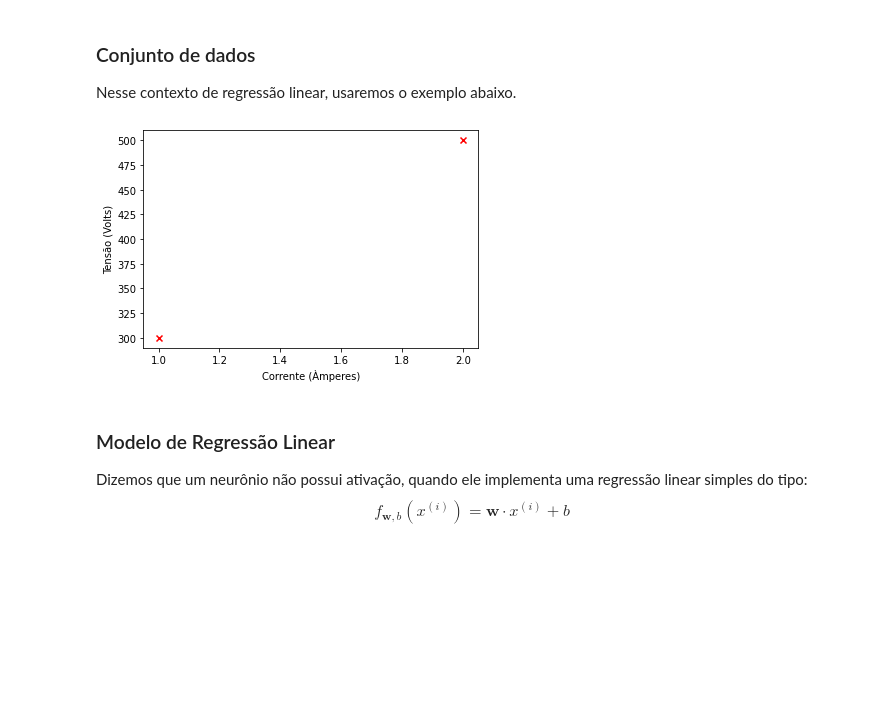
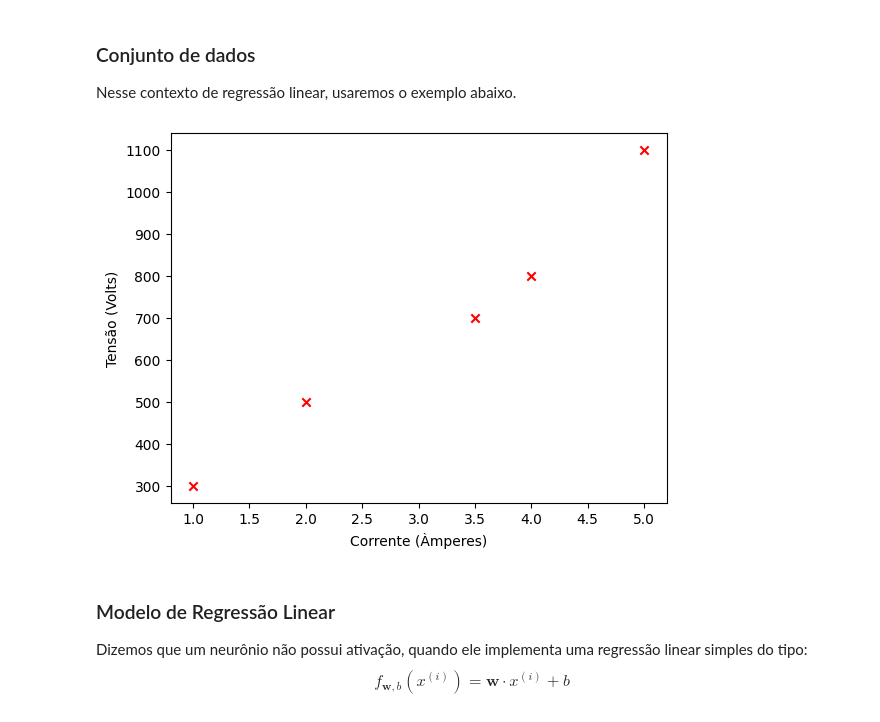
Before and after one commit to jp-turra/TE980_machine_learning, a Jupyter notebook: Aula15/codigo aula 15 - neuronios e camadas.ipynb, the cells around one changed output. Drawn from its saved outputs; the diff is of its cells as text; code cells hidden in the pictures; blank space fills up the shorter version.

```diff
--- a/Aula15/codigo aula 15 - neuronios e camadas.ipynb
+++ b/Aula15/codigo aula 15 - neuronios e camadas.ipynb
@@ -37,16 +37,19 @@ tf.autograph.set_verbosity(0)
 
 Nesse contexto de regressão linear, usaremos o exemplo abaixo.
 # %%
-X_train = np.array([[1.0], [2.0]], dtype=np.float32)
-Y_train = np.array([[300.0], [500.0]], dtype=np.float32)
+# X_train = np.array([[1.0], [2.0], [3.5]], dtype=np.float32)
+# Y_train = np.array([[300.0], [500.0], [700]], dtype=np.float32)
+
+X_train = np.array([[1.0], [2.0], [3.5], [4], [5]], dtype=np.float32)
+Y_train = np.array([[300.0], [500.0], [700], [800], [1100]], dtype=np.float32)
 
 fig, ax = plt.subplots(1,1)
 ax.scatter(X_train, Y_train, marker='x', c='r', label="Amostras")
 ax.set_ylabel('Tensão (Volts)')
 ax.set_xlabel('Corrente (Àmperes)')
 plt.show()
 # %% [output]
-[figure, old version]
+[figure, new version]
 # %% [markdown]
 ### Modelo de Regressão Linear
 
```
Also changed, not shown: parts of 10 cells of this notebook.
